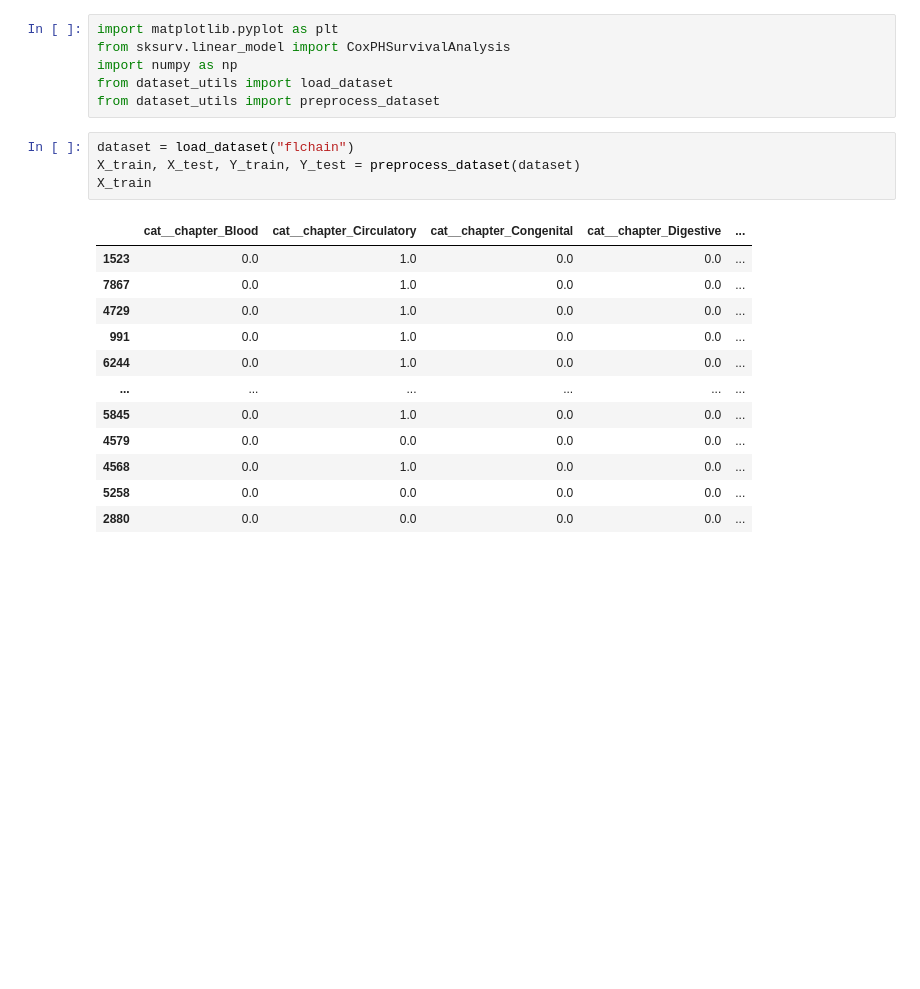
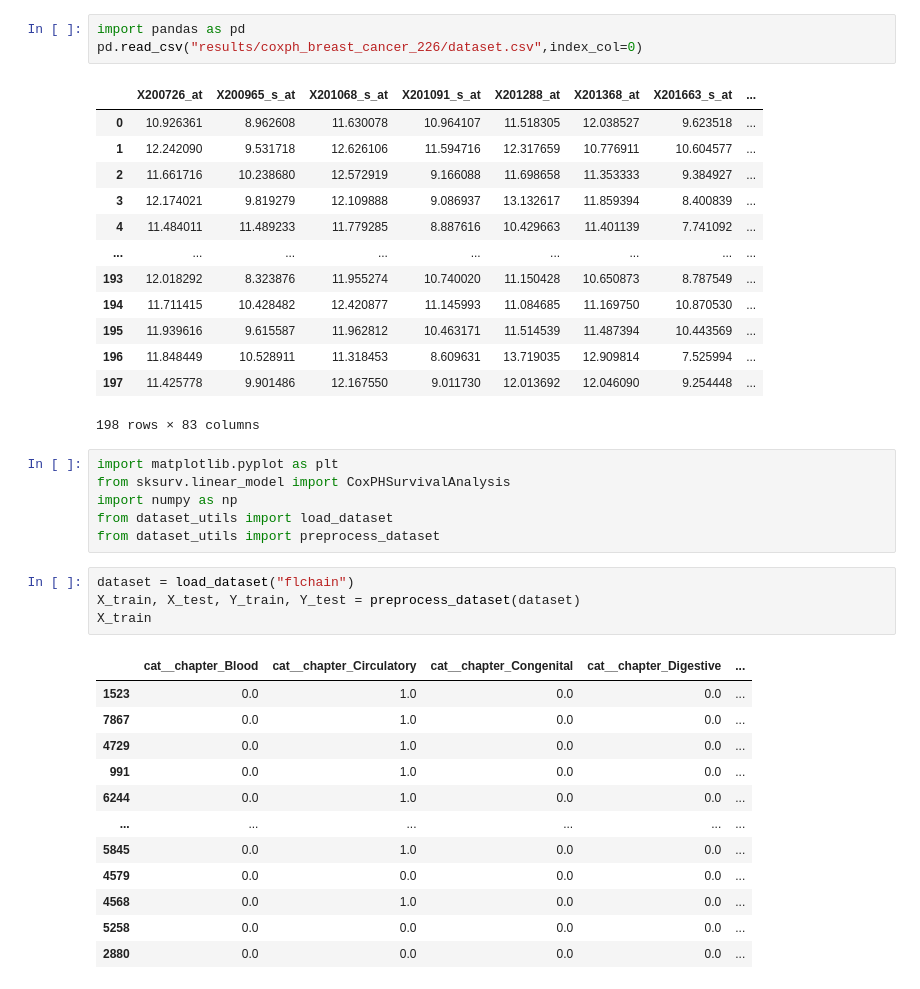
Before and after one commit to jsonW0/fair-survival, a Jupyter notebook: exploration.ipynb, the cells around one changed output. Cells and saved outputs as stored; diff of their text form; blank space fills up the shorter version.

```diff
--- a/exploration.ipynb
+++ b/exploration.ipynb
@@ -1,3 +1,20 @@
+# %%
+import pandas as pd
+pd.read_csv("results/coxph_breast_cancer_226/dataset.csv",index_col=0)
+# %% [output]
+|  | X200726_at | X200965_s_at | X201068_s_at | X201091_s_at | X201288_at | X201368_at | X201663_s_at | ... |
+| 0 | 10.926361 | 8.962608 | 11.630078 | 10.964107 | 11.518305 | 12.038527 | 9.623518 | ... |
+| 1 | 12.242090 | 9.531718 | 12.626106 | 11.594716 | 12.317659 | 10.776911 | 10.604577 | ... |
+| 2 | 11.661716 | 10.238680 | 12.572919 | 9.166088 | 11.698658 | 11.353333 | 9.384927 | ... |
+| 3 | 12.174021 | 9.819279 | 12.109888 | 9.086937 | 13.132617 | 11.859394 | 8.400839 | ... |
+| 4 | 11.484011 | 11.489233 | 11.779285 | 8.887616 | 10.429663 | 11.401139 | 7.741092 | ... |
+| ... | ... | ... | ... | ... | ... | ... | ... | ... |
+| 193 | 12.018292 | 8.323876 | 11.955274 | 10.740020 | 11.150428 | 10.650873 | 8.787549 | ... |
+| 194 | 11.711415 | 10.428482 | 12.420877 | 11.145993 | 11.084685 | 11.169750 | 10.870530 | ... |
+| 195 | 11.939616 | 9.615587 | 11.962812 | 10.463171 | 11.514539 | 11.487394 | 10.443569 | ... |
+| 196 | 11.848449 | 10.528911 | 11.318453 | 8.609631 | 13.719035 | 12.909814 | 7.525994 | ... |
+| 197 | 11.425778 | 9.901486 | 12.167550 | 9.011730 | 12.013692 | 12.046090 | 9.254448 | ... |
+198 rows × 83 columns
 # %%
 import matplotlib.pyplot as plt
 from sksurv.linear_model import CoxPHSurvivalAnalysis
```
Also changed, not shown: 6 other files.
